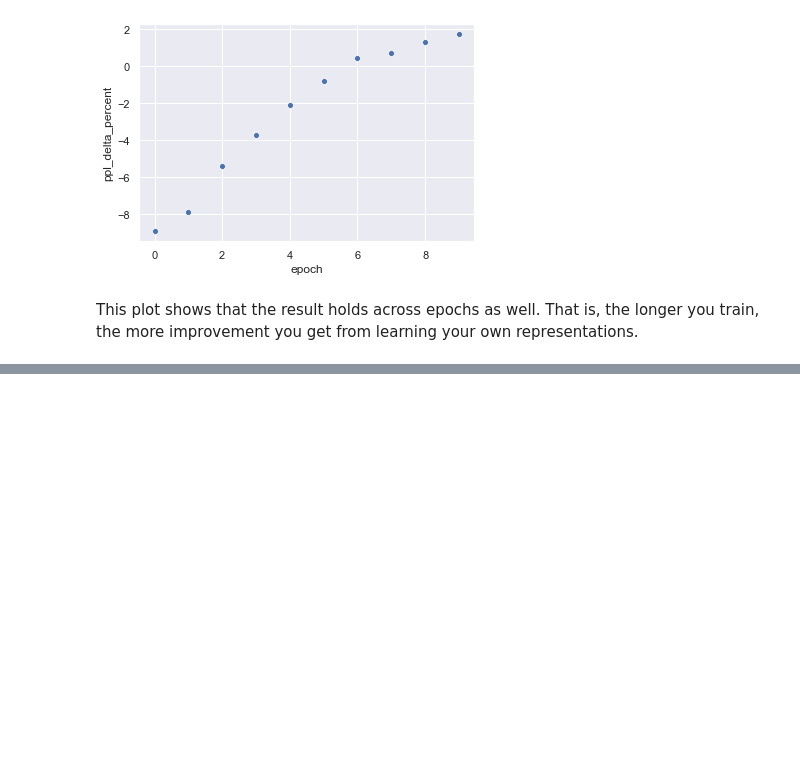
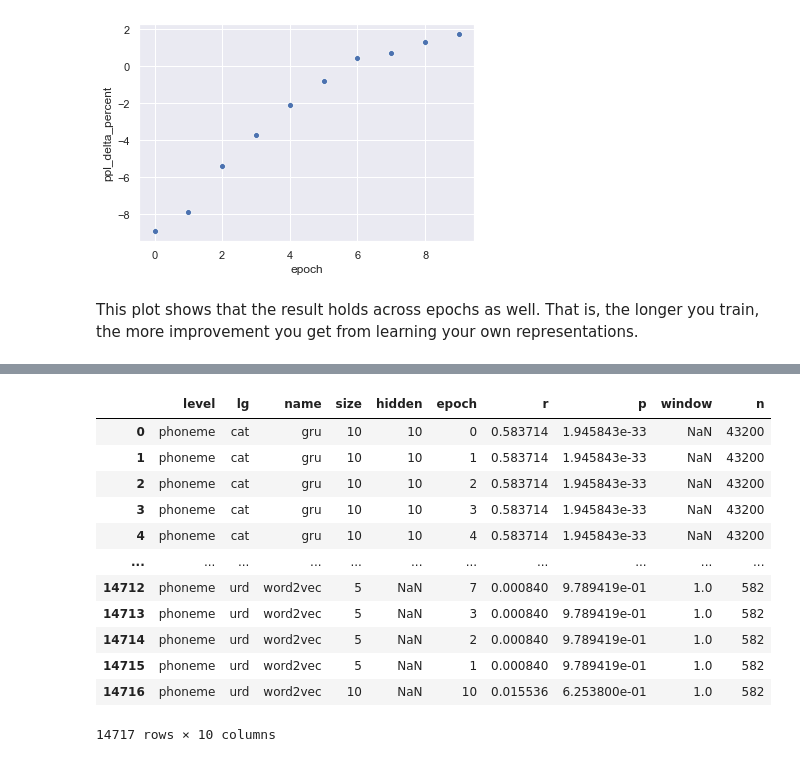
Before and after one commit to geoffbacon/phonological-features, a Jupyter notebook: src/Phonological-features.ipynb, the cells around one changed output, grey strips where cells are left out. Saved outputs shown, nothing was run; the diff lists cells and outputs as text; code cells hidden in the pictures; blank space fills up the shorter version.

```diff
--- a/src/Phonological-features.ipynb
+++ b/src/Phonological-features.ipynb
@@ -165,13 +174,42 @@ This plot shows that the result holds across epochs as well. That is, the longer
 # %%
-def read_correlation(**kwargs):
-    assert "size" != "groundTruth", "This doesn't make sense for ground truth representations"
-    lg, name, epoch = kwargs["lg"], kwargs["name"], kwargs["epoch"]
-    if "hidden" in kwargs:
-        hyperparams = f"{kwargs['size']}-{kwargs['hidden']}"
-    else:
-        hyperparams = f"{kwargs['size']}-{kwargs['window']}"
-    filename = f"results/phoneme/correlation/{lg}/{name}/{hyperparams}/{epoch}.txt"
-    with open(filename) as file:
-        contents = file.read()
-    r, p = eval(contents)
-    return r, p
+# Read in correlation results
+models = all_trained_phoneme_models()
+results = []
+for model in tqdm(models):
+    if model["size"] != "groundTruth":
+        lg, name, epoch = model["lg"], model["name"], model["epoch"]
+        if "hidden" in model:
+            hyperparams = f"{model['size']}-{model['hidden']}"
+        else:
+            hyperparams = f"{model['size']}-{model['window']}"
+        filename = f"results/phoneme/correlation/{lg}/{name}/{hyperparams}/{epoch}.txt"
+        try:
+            with open(filename) as file:
+                contents = file.read()
+            r, p = eval(contents)
+            model["r"], model["p"] = r, p
+            results.append(model)
+        except FileNotFoundError:
+            continue
+df = pd.DataFrame(results)
+for column in ["level", "lg", "name"]:
+    df[column] = df[column].astype("category")
+for column in ["epoch", "size"]:
+    df[column] = df[column].astype(int)
+df["r"] = df["r"].abs()
+df["n"] = df["lg"].apply(training_size)
+df
+# %% [output]
+|  | level | lg | name | size | hidden | epoch | r | p | window | n |
+| 0 | phoneme | cat | gru | 10 | 10 | 0 | 0.583714 | 1.945843e-33 | NaN | 43200 |
+| 1 | phoneme | cat | gru | 10 | 10 | 1 | 0.583714 | 1.945843e-33 | NaN | 43200 |
+| 2 | phoneme | cat | gru | 10 | 10 | 2 | 0.583714 | 1.945843e-33 | NaN | 43200 |
+| 3 | phoneme | cat | gru | 10 | 10 | 3 | 0.583714 | 1.945843e-33 | NaN | 43200 |
+| 4 | phoneme | cat | gru | 10 | 10 | 4 | 0.583714 | 1.945843e-33 | NaN | 43200 |
+| ... | ... | ... | ... | ... | ... | ... | ... | ... | ... | ... |
+| 14712 | phoneme | urd | word2vec | 5 | NaN | 7 | 0.000840 | 9.789419e-01 | 1.0 | 582 |
+| 14713 | phoneme | urd | word2vec | 5 | NaN | 3 | 0.000840 | 9.789419e-01 | 1.0 | 582 |
+| 14714 | phoneme | urd | word2vec | 5 | NaN | 2 | 0.000840 | 9.789419e-01 | 1.0 | 582 |
+| 14715 | phoneme | urd | word2vec | 5 | NaN | 1 | 0.000840 | 9.789419e-01 | 1.0 | 582 |
+| 14716 | phoneme | urd | word2vec | 10 | NaN | 10 | 0.015536 | 6.253800e-01 | 1.0 | 582 |
+14717 rows × 10 columns
```
Also changed, not shown: parts of 12 cells of this notebook, 2 other files.
